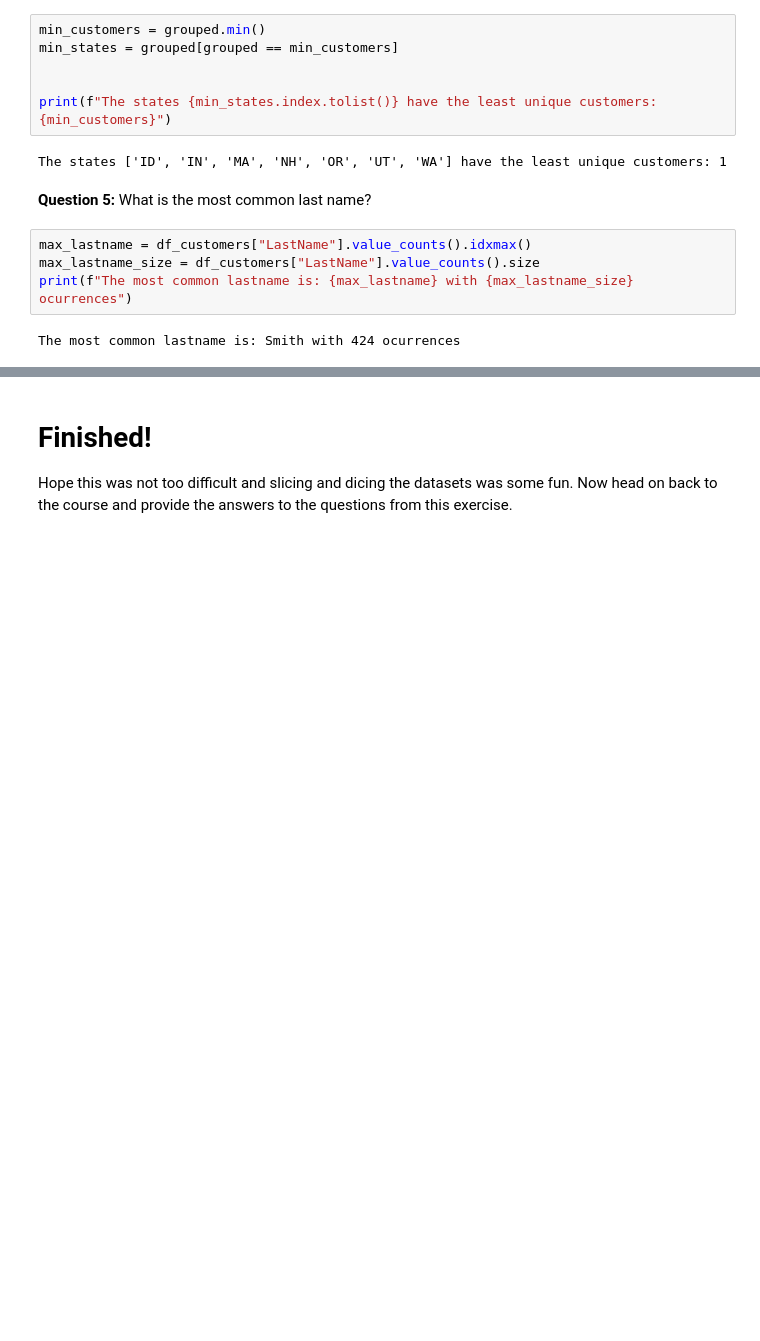
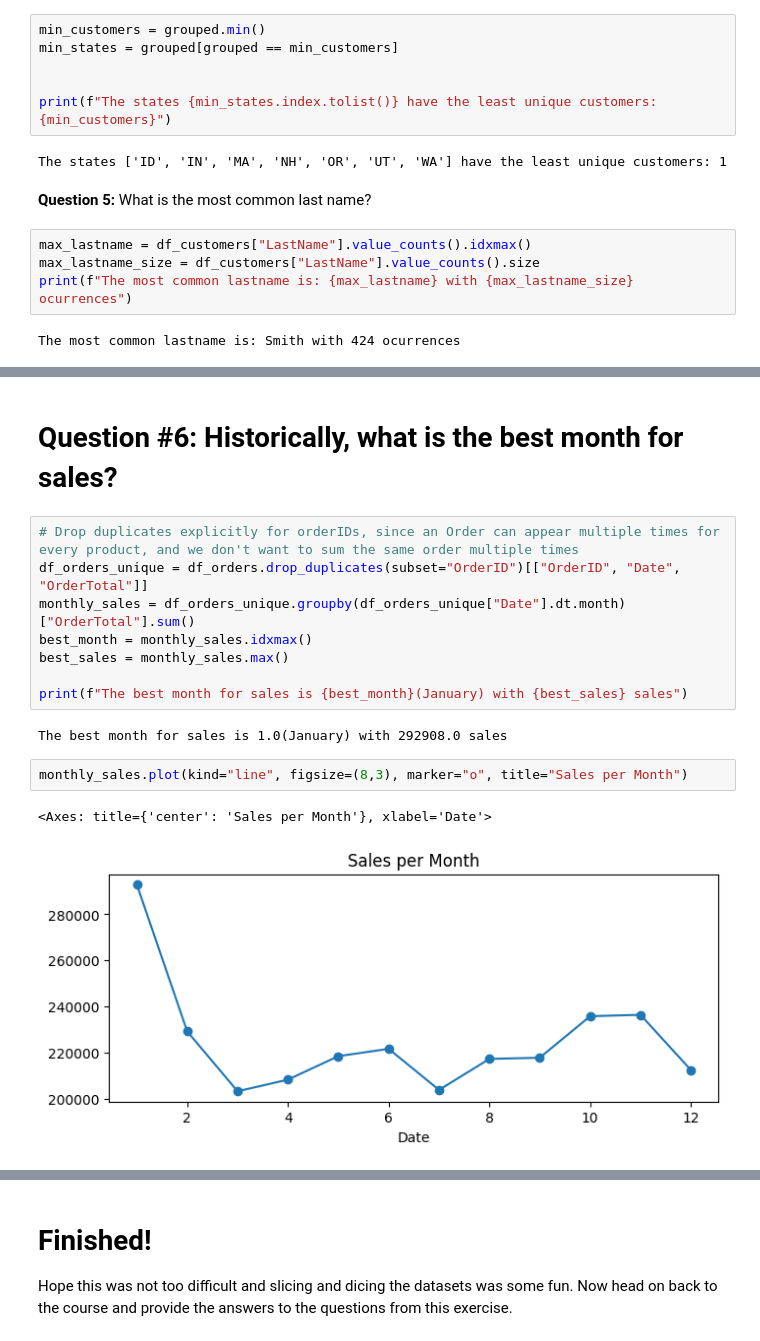
Before and after one commit to EybertMacedo/DataScience, a Jupyter notebook: customers_and_orders/customers_and_orders.ipynb, the cells around one changed output, grey strips where cells are left out. Drawn from its saved outputs; the diff is of its cells as text; blank space fills up the shorter version.

```diff
--- a/customers_and_orders/customers_and_orders.ipynb
+++ b/customers_and_orders/customers_and_orders.ipynb
@@ -214,0 +425,17 @@ Once you get your answers, remember to go back to the course and introduce them
+# %% [markdown]
+# Question #6: Historically, what is the best month for sales?
+# %%
+# Drop duplicates explicitly for orderIDs, since an Order can appear multiple times for every product, and we don't want to sum the same order multiple times
+df_orders_unique = df_orders.drop_duplicates(subset="OrderID")[["OrderID", "Date", "OrderTotal"]]
+monthly_sales = df_orders_unique.groupby(df_orders_unique["Date"].dt.month)["OrderTotal"].sum()
+best_month = monthly_sales.idxmax()
+best_sales = monthly_sales.max()
+
+print(f"The best month for sales is {best_month}(January) with {best_sales} sales")
+# %% [output]
+The best month for sales is 1.0(January) with 292908.0 sales
+# %%
+monthly_sales.plot(kind="line", figsize=(8,3), marker="o", title="Sales per Month")
+# %% [output]
+<Axes: title={'center': 'Sales per Month'}, xlabel='Date'>
+[figure, added]
```
Also changed, not shown: parts of 26 cells of this notebook.
